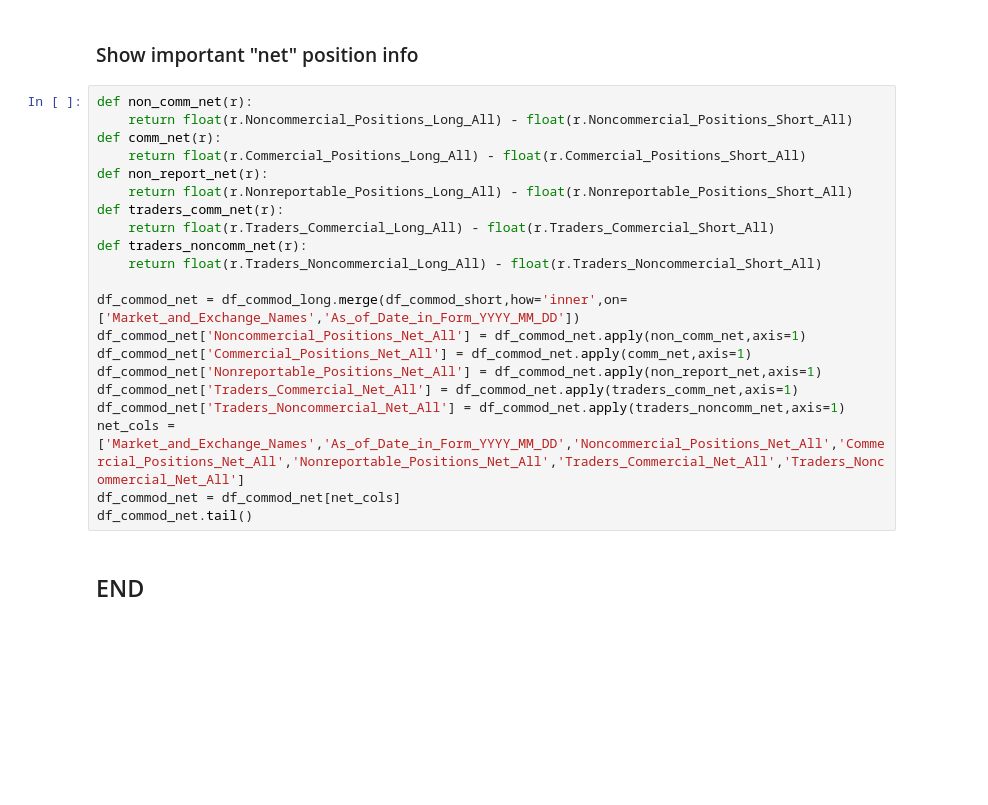
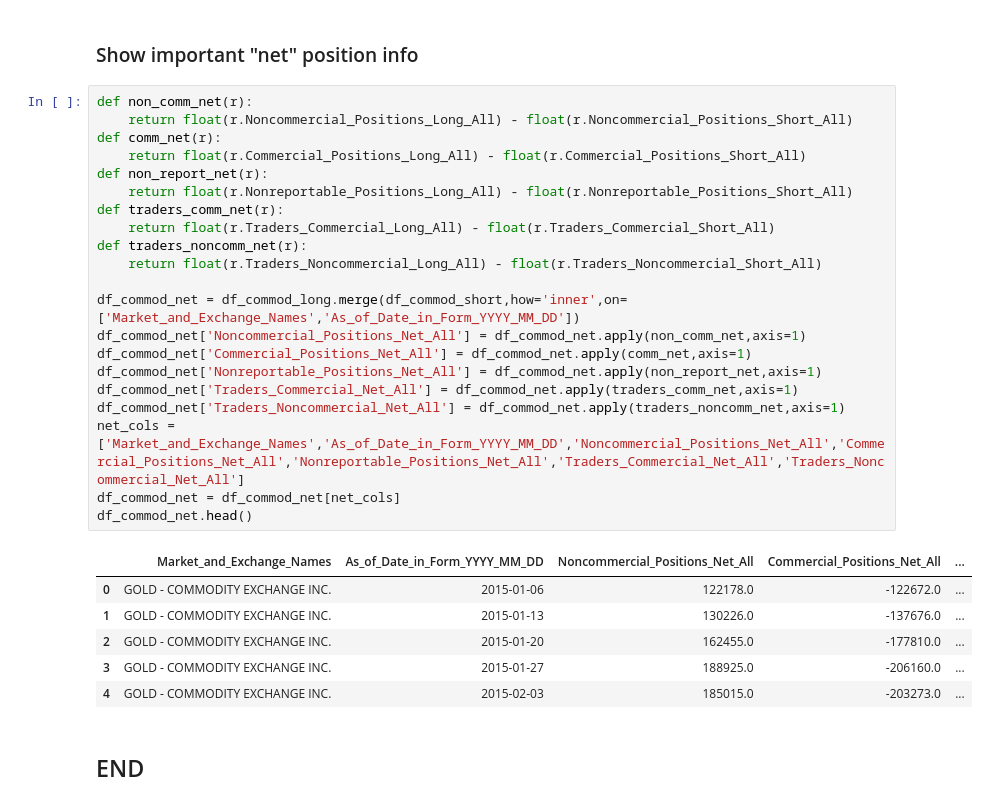
Before and after one commit to bgithub1/cme_open_interest, a Jupyter notebook: build_cot_data.ipynb, the cells around one changed output. Cells and saved outputs as stored; diff of their text form; blank space fills up the shorter version.

```diff
--- a/build_cot_data.ipynb
+++ b/build_cot_data.ipynb
@@ -136,23 +183,30 @@ df_commod_short.head()
 # %%
 def non_comm_net(r):
     return float(r.Noncommercial_Positions_Long_All) - float(r.Noncommercial_Positions_Short_All)
 def comm_net(r):
     return float(r.Commercial_Positions_Long_All) - float(r.Commercial_Positions_Short_All)
 def non_report_net(r):
     return float(r.Nonreportable_Positions_Long_All) - float(r.Nonreportable_Positions_Short_All)
 def traders_comm_net(r):
     return float(r.Traders_Commercial_Long_All) - float(r.Traders_Commercial_Short_All)
 def traders_noncomm_net(r):
     return float(r.Traders_Noncommercial_Long_All) - float(r.Traders_Noncommercial_Short_All)
 
 df_commod_net = df_commod_long.merge(df_commod_short,how='inner',on=['Market_and_Exchange_Names','As_of_Date_in_Form_YYYY_MM_DD'])
 df_commod_net['Noncommercial_Positions_Net_All'] = df_commod_net.apply(non_comm_net,axis=1)
 df_commod_net['Commercial_Positions_Net_All'] = df_commod_net.apply(comm_net,axis=1)
 df_commod_net['Nonreportable_Positions_Net_All'] = df_commod_net.apply(non_report_net,axis=1)
 df_commod_net['Traders_Commercial_Net_All'] = df_commod_net.apply(traders_comm_net,axis=1)
 df_commod_net['Traders_Noncommercial_Net_All'] = df_commod_net.apply(traders_noncomm_net,axis=1)
 net_cols = ['Market_and_Exchange_Names','As_of_Date_in_Form_YYYY_MM_DD','Noncommercial_Positions_Net_All','Commercial_Positions_Net_All','Nonreportable_Positions_Net_All','Traders_Commercial_Net_All','Traders_Noncommercial_Net_All']
 df_commod_net = df_commod_net[net_cols]
-df_commod_net.tail()
+df_commod_net.head()
+# %% [output]
+|  | Market_and_Exchange_Names | As_of_Date_in_Form_YYYY_MM_DD | Noncommercial_Positions_Net_All | Commercial_Positions_Net_All | ... |
+| 0 | GOLD - COMMODITY EXCHANGE INC. | 2015-01-06 | 122178.0 | -122672.0 | ... |
+| 1 | GOLD - COMMODITY EXCHANGE INC. | 2015-01-13 | 130226.0 | -137676.0 | ... |
+| 2 | GOLD - COMMODITY EXCHANGE INC. | 2015-01-20 | 162455.0 | -177810.0 | ... |
+| 3 | GOLD - COMMODITY EXCHANGE INC. | 2015-01-27 | 188925.0 | -206160.0 | ... |
+| 4 | GOLD - COMMODITY EXCHANGE INC. | 2015-02-03 | 185015.0 | -203273.0 | ... |
 # %% [markdown]
 ## END
```
Also changed, not shown: parts of 5 cells of this notebook, 15 other files.
